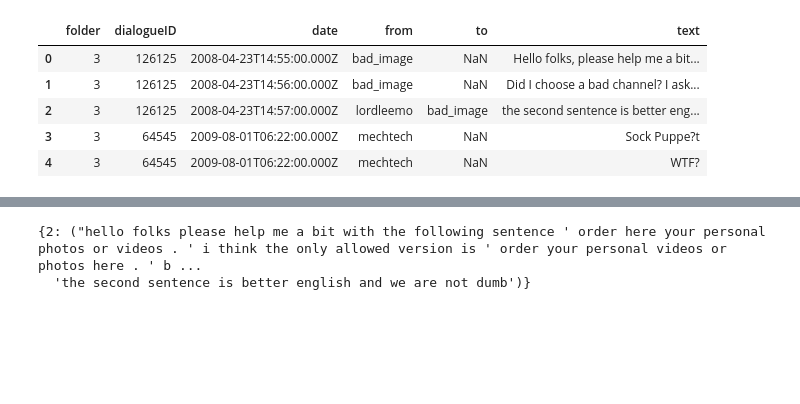
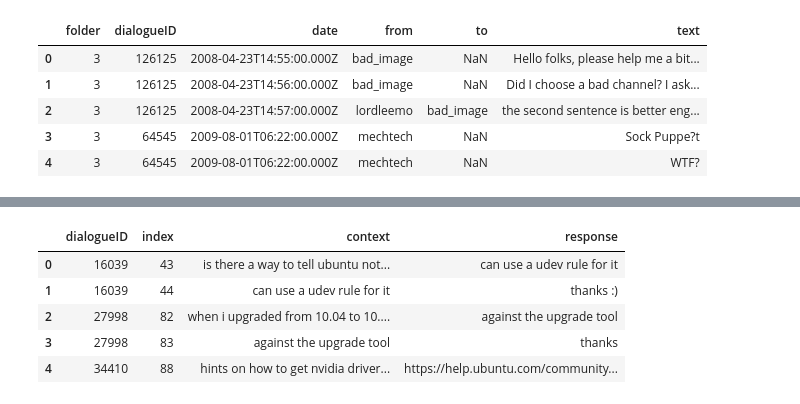
Before and after one commit to zhulinchng/ChatbotSeq2Seq, a Jupyter notebook: main.ipynb, the cells around one changed output, grey strips where cells are left out. Drawn from its saved outputs; the diff is of its cells as text; code cells hidden in the pictures; blank space fills up the shorter version.

```diff
--- a/main.ipynb
+++ b/main.ipynb
@@ -201,7 +218,21 @@ text_df.head()
 # %%
 dialogues = parse_dialogue(text_df)
-# %%
-dialogues[126125]
-# %% [output]
-{2: ("hello folks please help me a bit with the following sentence ' order here your personal photos or videos . ' i think the only allowed version is ' order your personal videos or photos here . ' b ...
-  'the second sentence is better english and we are not dumb')}
+# %%
+# convert nested dictionary to dataframe
+def dict_to_df(data):
+    rows = []
+    for dialogue_id, sentence_pairs in data.items():
+        for idx, pair in sentence_pairs.items():
+            rows.append([dialogue_id, idx, pair[0], pair[1]])
+    df = pd.DataFrame(rows, columns=['dialogueID', 'index', 'context', 'response'])
+    return df
+
+dialogue_df = dict_to_df(dialogues)
+dialogue_df.head()
+# %% [output]
+|  | dialogueID | index | context | response |
+| 0 | 16039 | 43 | is there a way to tell ubuntu not... | can use a udev rule for it |
+| 1 | 16039 | 44 | can use a udev rule for it | thanks :) |
+| 2 | 27998 | 82 | when i upgraded from 10.04 to 10.... | against the upgrade tool |
+| 3 | 27998 | 83 | against the upgrade tool | thanks |
+| 4 | 34410 | 88 | hints on how to get nvidia driver... | https://help.ubuntu.com/community... |
```
Also changed, not shown: parts of 36 cells of this notebook.
